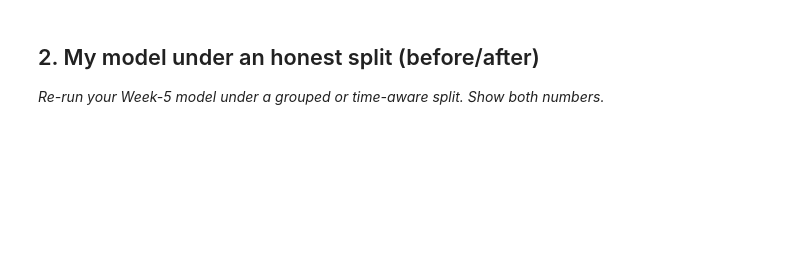
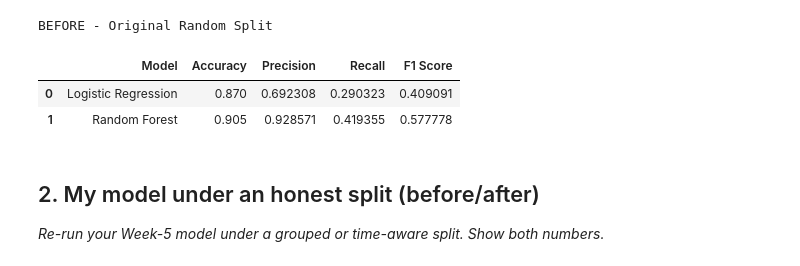
Before and after one commit to Zeeshan4511/flyrank-ml-internship, a Jupyter notebook: work/notebooks/w06_validation_audit.ipynb, the cells around one changed output. Drawn from its saved outputs; the diff is of its cells as text; code cells hidden in the pictures; blank space fills up the shorter version.

```diff
--- a/work/notebooks/w06_validation_audit.ipynb
+++ b/work/notebooks/w06_validation_audit.ipynb
@@ -15,0 +29,74 @@ This skeleton is yours to fill. Work the sections **in order** — each one has
+# %%
+import pandas as pd
+import numpy as np
+
+from sklearn.model_selection import train_test_split, GroupShuffleSplit
+from sklearn.preprocessing import LabelEncoder
+from sklearn.linear_model import LogisticRegression
+from sklearn.ensemble import RandomForestClassifier
+from sklearn.metrics import (
+    accuracy_score,
+    precision_score,
+    recall_score,
+    f1_score,
+    confusion_matrix,
+    classification_report
+)
+
+df = pd.read_csv("/crc_dataset.csv")
+
+df["Pre-existing Conditions"] = df["Pre-existing Conditions"].fillna("None")
+
+encoder = LabelEncoder()
+
+for col in df.select_dtypes(include="object").columns:
+    df[col] = encoder.fit_transform(df[col])
+
+X = df.drop(["Participant_ID", "CRC_Risk"], axis=1)
+y = df["CRC_Risk"]
+
+X_train, X_test, y_train, y_test = train_test_split(
+    X,
+    y,
+    test_size=0.20,
+    random_state=42,
+    stratify=y
+)
+
+baseline = LogisticRegression(max_iter=2000)
+baseline.fit(X_train, y_train)
+
+baseline_pred = baseline.predict(X_test)
+
+rf = RandomForestClassifier(
+    n_estimators=200,
+    random_state=42
+)
+
+rf.fit(X_train, y_train)
+
+rf_pred = rf.predict(X_test)
+
+before_results = pd.DataFrame({
+    "Model": ["Logistic Regression", "Random Forest"],
+    "Accuracy": [
+        accuracy_score(y_test, baseline_pred),
+        accuracy_score(y_test, rf_pred)
+    ],
+    "Precision": [
+        precision_score(y_test, baseline_pred),
+        precision_score(y_test, rf_pred)
+    ],
+    "Recall": [
+        recall_score(y_test, baseline_pred),
+        recall_score(y_test, rf_pred)
+    ],
+    "F1 Score": [
+        f1_score(y_test, baseline_pred),
+        f1_score(y_test, rf_pred)
+    ]
+})
+
+print("BEFORE - Original Random Split")
+before_results
+# %% [output]
@@ -16,3 +110,7 @@ This skeleton is yours to fill. Work the sections **in order** — each one has
+BEFORE - Original Random Split
+|  | Model | Accuracy | Precision | Recall | F1 Score |
+| 0 | Logistic Regression | 0.870 | 0.692308 | 0.290323 | 0.409091 |
+| 1 | Random Forest | 0.905 | 0.928571 | 0.419355 | 0.577778 |
 # %% [markdown]
 ## 2. My model under an honest split (before/after)
 
```
Also changed, not shown: parts of 16 cells of this notebook.
